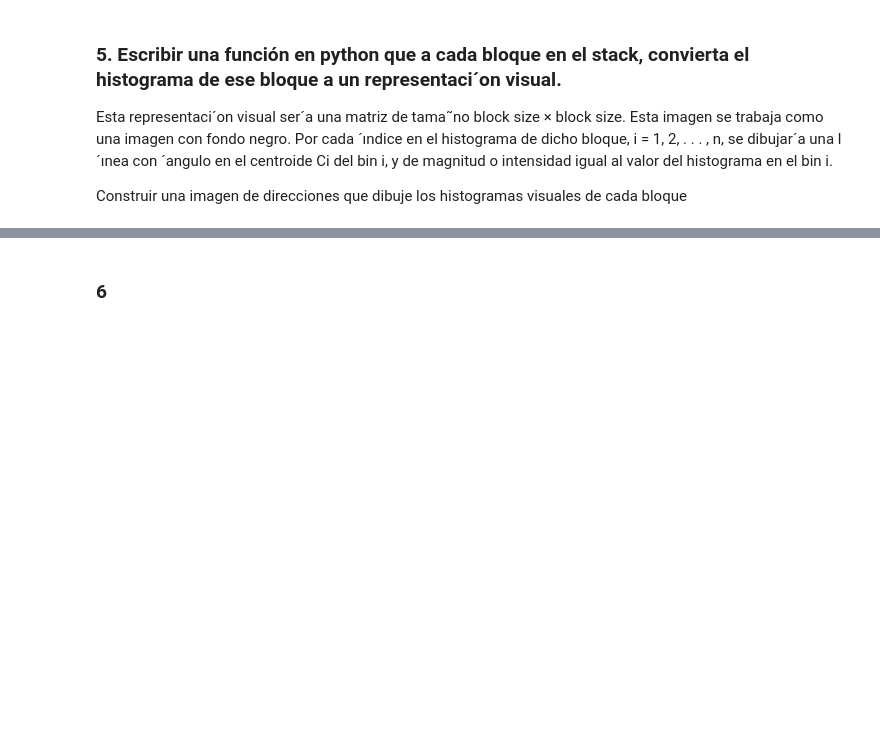
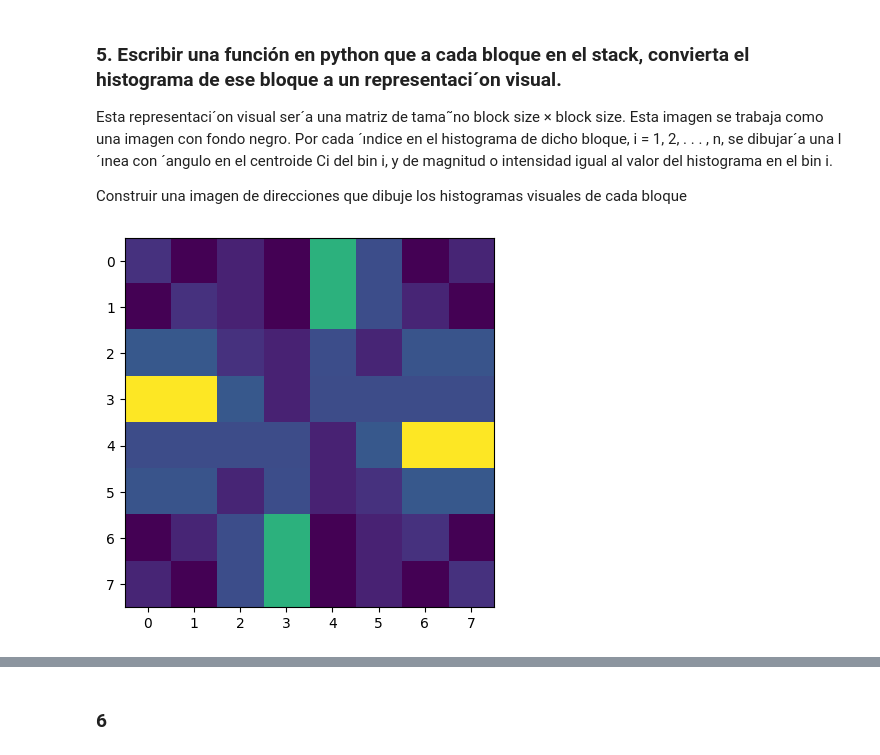
Before and after one commit to Diego-CB/Lab2-VC, a Jupyter notebook: Lab02.ipynb, the cells around one changed output, grey strips where cells are left out. Cells and saved outputs as stored; diff of their text form; code cells hidden in the pictures; blank space fills up the shorter version.

```diff
--- a/Lab02.ipynb
+++ b/Lab02.ipynb
@@ -235,0 +228,88 @@ def histogram_to_visual_representation(histogram, block_size):
+# %%
+def histogram_to_visual_representation(histogram, block_size):
+    bin_centers = np.linspace(0, 180, len(histogram))
+    visual_representation = np.zeros((block_size, block_size), dtype=np.uint8)
+    center = block_size // 2
+
+    # Dibujar una línea para cada bin del histograma
+    for i in range(len(histogram)):
+        angle_rad = np.deg2rad(bin_centers[i])
+
+        if angle_rad < np.pi / 4:
+            start_x = 0
+            end_x = block_size - 1
+            end_y = abs(int(center * (1 + np.tan(angle_rad))))
+            start_y = block_size - 1 - end_y
+
+        elif np.pi / 4 <= angle_rad < np.pi / 2:
+            end_x = abs(int(center * (1 + (1/np.tan(angle_rad)))))
+            start_x = block_size - 1 - end_x
+            start_y = 0
+            end_y = block_size - 1
+
+        elif np.pi / 2 <= angle_rad < ((3 * np.pi) / 4):
+            start_x = abs(int(center * (1 + (1/np.tan(np.pi - angle_rad)))))
+            end_x = block_size - start_x - 1
+            start_y = 0
+            end_y = block_size - 1
+
+        else:
+            start_x = block_size - 1
+            end_x = 0
+            end_y = abs(int(center * (1 + np.tan(np.pi - angle_rad))))
+            start_y = block_size - 1 - end_y
+
+        try:
+            # Dibujar la línea en la imagen
+            cv.line(visual_representation, (start_x, start_y), (end_x, end_y), histogram[i] * 255, 1)
+        except:
+            print('> start:', (start_x, start_y))
+            print('> end:', (end_x, end_y))
+
+    return visual_representation
+
+
+# import cv2
+# import numpy as np
+
+# def draw_line_through_center(image, angle_degrees, color=(255, 255, 255), thickness=1):
+#     height, width = image.shape[:2]
+#     center_x = width // 2
+#     center_y = height // 2
+
+#     # Convert angle from degrees to radians
+#     angle_rad = np.deg2rad(angle_degrees)
+
+#     # Calculate the direction vector of the line
+#     direction_vector = np.array([np.cos(angle_rad), np.sin(angle_rad)])
+
+#     # Generate points on the line that intersects with the image borders
+#     point1 = np.array([center_x, center_y]) - (height + width) * direction_vector
+#     point2 = np.array([center_x, center_y]) + (height + width) * direction_vector
+
+#     # Draw the line on the image
+#     cv2.line(image, (int(point1[0]), int(point1[1])), (int(point2[0]), int(point2[1])), color, thickness)
+
+# def histogram_to_visual_representation(histogram, block_size):
+#     bin_centers = np.linspace(0, 180, len(histogram))
+#     visual_representation = np.zeros((block_size, block_size), dtype=np.uint8)
+#     center = block_size // 2
+
+#     # Normalize histogram values
+#     hist_max = np.max(histogram)
+#     if hist_max != 0:
+#         histogram = histogram / hist_max
+
+#     # Draw a line for each bin of the histogram
+#     for i in range(len(histogram)):
+#         draw_line_through_center(visual_representation, bin_centers[i], histogram[i] * 255)
+#     return visual_representation
+
+visual = histogram_to_visual_representation(H[0], 8)
+plt.imshow(visual)
+plt.show()
+plt.hist(x=range(9), bins=range(9), weights=H[0])
+plt.show()
+print(H[105])
+# %% [output]
+[figure, added]
```
Also changed, not shown: parts of 8 cells of this notebook.
